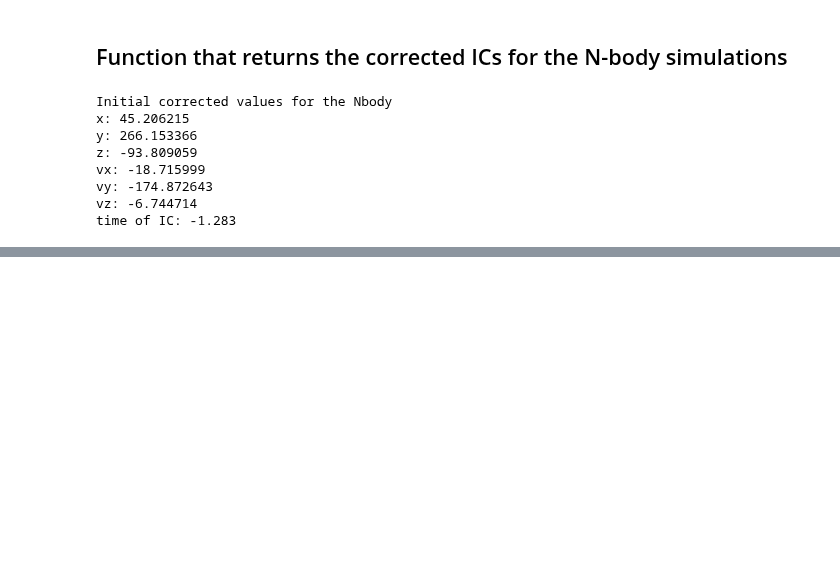
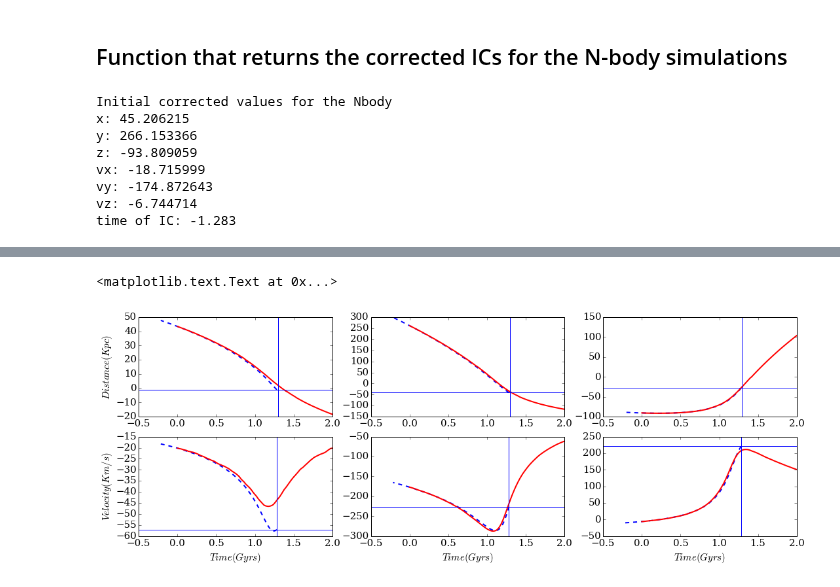
Before and after one commit to jngaravitoc/LMC-MW, a Jupyter notebook: code/LMC_orbit/Analytic.ipynb, the cells around one changed output, grey strips where cells are left out. Cells and saved outputs as stored; diff of their text form; code cells hidden in the pictures; blank space fills up the shorter version.

```diff
--- a/code/LMC_orbit/Analytic.ipynb
+++ b/code/LMC_orbit/Analytic.ipynb
@@ -179,0 +210,46 @@ ICs(t14, R14, x14, y14, z14, vx14, vy14, vz14, xNB14, yNB14, zNB14, vxNB14, vyNB
+# %%
+figure(figsize=(18, 6))
+subplot(2, 3, 1)
+plot(t1 - tic, x1, ls='--', lw=2)
+plot(t2NB, x2NB, lw=2, c='r')
+plt.axhline(real_x)
+plt.ylabel('$Distance(Kpc)$')
+plt.axvline(ticr)
+
+subplot(2, 3, 2)
+plot(t1 - tic, y1, ls='--', lw=2)
+plot(t2NB, y2NB, lw=2, c='r')
+plt.axhline(real_y)
+plt.axvline(ticr)
+
+subplot(2, 3, 3)
+plot(t1 - tic, z1, ls='--', lw=2)
+plot(t2NB, z2NB, lw=2, c='r')
+plt.axhline(real_z)
+plt.axvline(ticr)
+
+
+subplot(2, 3, 4)
+plot(t1 - tic, vx1, ls='--', lw=2)
+plot(t2NB, vx2NB, lw=2, c='r')
+plt.axhline(real_vx)
+plt.axvline(ticv)
+plt.xlabel('$Time(Gyrs)$')
+plt.ylabel('$Velocity(Km/s)$')
+
+subplot(2, 3, 5)
+plot(t1 - tic, vy1, ls='--', lw=2)
+plot(t2NB, vy2NB, lw=2, c='r')
+plt.axhline(real_vy)
+plt.axvline(ticv)
+plt.xlabel('$Time(Gyrs)$')
+
+subplot(2, 3, 6)
+plot(t1 - tic, vz1, ls='--', lw=2)
+plot(t2NB, vz2NB, lw=2, c='r')
+plt.axhline(real_vz)
+plt.axvline(ticv)
+plt.xlabel('$Time(Gyrs)$')
+# %% [output]
+<matplotlib.text.Text at 0x...>
+[figure, added]
```
Also changed, not shown: parts of 22 cells of this notebook.
